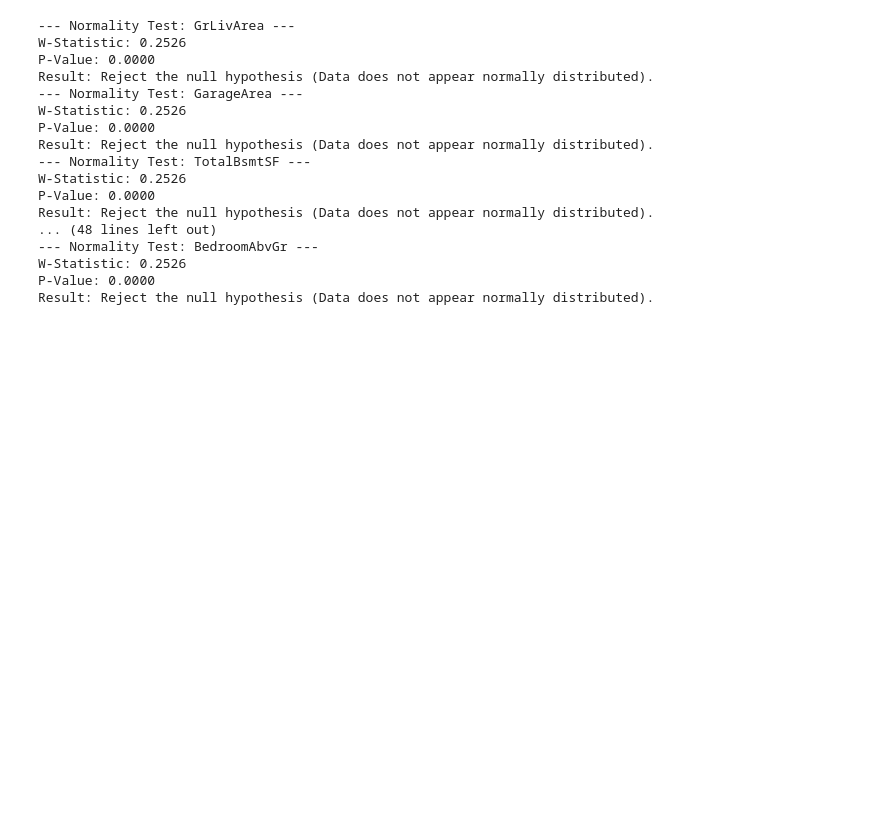
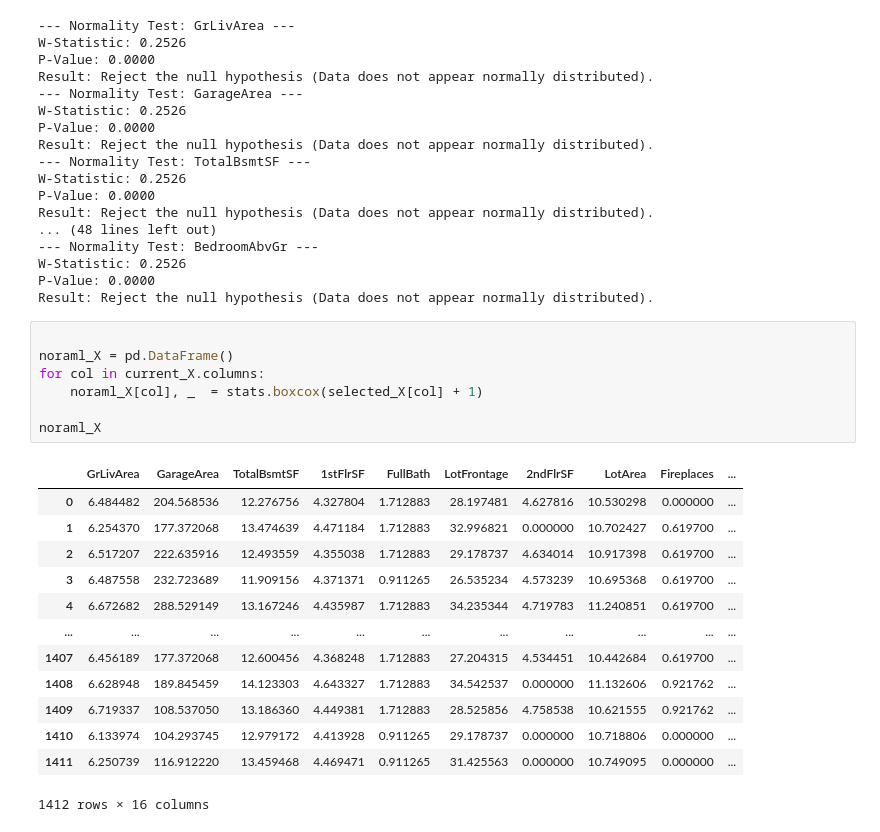
Before and after one commit to xXKeNdAmAmAsTeRXx/House_Prices_project, a Jupyter notebook: 3.3_EDA_numerical.ipynb, the cells around one changed output. Saved outputs shown, nothing was run; the diff lists cells and outputs as text; blank space fills up the shorter version.

Commit message:
boxcox transformation of chosen Xs

```diff
--- a/3.3_EDA_numerical.ipynb
+++ b/3.3_EDA_numerical.ipynb
@@ -139,3 +139,24 @@ Result: Reject the null hypothesis (Data does not appear normally distributed).
 W-Statistic: 0.2526
 P-Value: 0.0000
 Result: Reject the null hypothesis (Data does not appear normally distributed).
+# %%
+
+noraml_X = pd.DataFrame()
+for col in current_X.columns:
+    noraml_X[col], _  = stats.boxcox(selected_X[col] + 1)
+
+noraml_X
+# %% [output]
+|  | GrLivArea | GarageArea | TotalBsmtSF | 1stFlrSF | FullBath | LotFrontage | 2ndFlrSF | LotArea | Fireplaces | ... |
+| 0 | 6.484482 | 204.568536 | 12.276756 | 4.327804 | 1.712883 | 28.197481 | 4.627816 | 10.530298 | 0.000000 | ... |
+| 1 | 6.254370 | 177.372068 | 13.474639 | 4.471184 | 1.712883 | 32.996821 | 0.000000 | 10.702427 | 0.619700 | ... |
+| 2 | 6.517207 | 222.635916 | 12.493559 | 4.355038 | 1.712883 | 29.178737 | 4.634014 | 10.917398 | 0.619700 | ... |
+| 3 | 6.487558 | 232.723689 | 11.909156 | 4.371371 | 0.911265 | 26.535234 | 4.573239 | 10.695368 | 0.619700 | ... |
+| 4 | 6.672682 | 288.529149 | 13.167246 | 4.435987 | 1.712883 | 34.235344 | 4.719783 | 11.240851 | 0.619700 | ... |
+| ... | ... | ... | ... | ... | ... | ... | ... | ... | ... | ... |
+| 1407 | 6.456189 | 177.372068 | 12.600456 | 4.368248 | 1.712883 | 27.204315 | 4.534451 | 10.442684 | 0.619700 | ... |
+| 1408 | 6.628948 | 189.845459 | 14.123303 | 4.643327 | 1.712883 | 34.542537 | 0.000000 | 11.132606 | 0.921762 | ... |
+| 1409 | 6.719337 | 108.537050 | 13.186360 | 4.449381 | 1.712883 | 28.525856 | 4.758538 | 10.621555 | 0.921762 | ... |
+| 1410 | 6.133974 | 104.293745 | 12.979172 | 4.413928 | 0.911265 | 29.178737 | 0.000000 | 10.718806 | 0.000000 | ... |
+| 1411 | 6.250739 | 116.912220 | 13.459468 | 4.469471 | 0.911265 | 31.425563 | 0.000000 | 10.749095 | 0.000000 | ... |
+1412 rows × 16 columns
```
Also changed, not shown: parts of 1 cell of this notebook.
